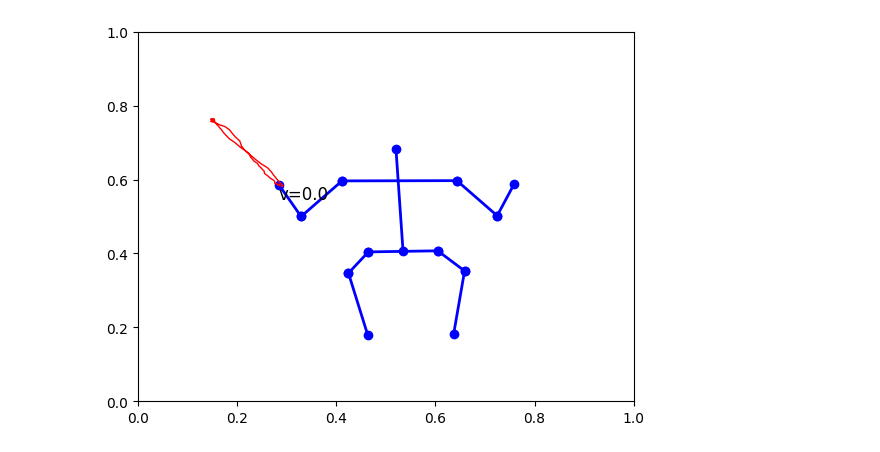
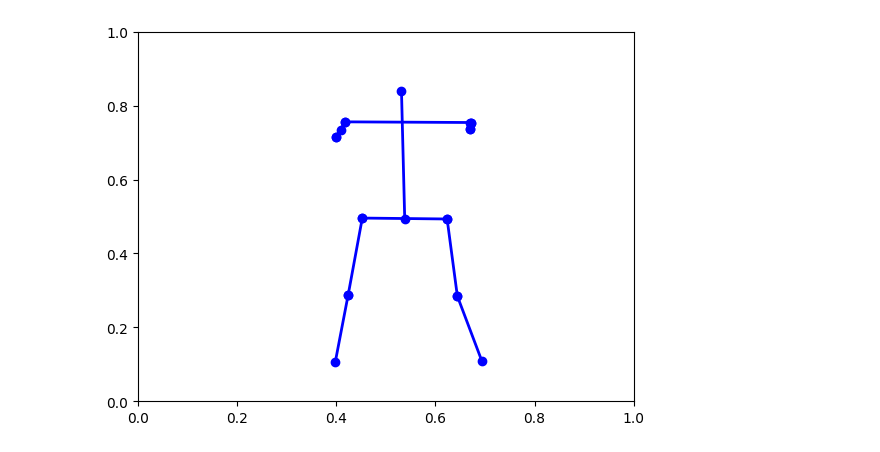
Before and after one commit to jeremayaa/Human_movement_analysis, a Jupyter notebook: Golden_repetition_visualization.ipynb, the cells around one changed output. Saved outputs shown, nothing was run; the diff lists cells and outputs as text; code cells hidden in the pictures.

Commit message:
Test visualization of other goldent reps

```diff
--- a/Golden_repetition_visualization.ipynb
+++ b/Golden_repetition_visualization.ipynb
@@ -4,12 +4,29 @@ from matplotlib.animation import FuncAnimation, PillowWriter
 import json
 import numpy as np
 
-json_file = 'Data\Y-W-golden_repetition.json'
+json_file = 'Data\squat_golden_repetition.json'
+# json_file = 'Data\Y-W-golden_repetition.json'
 
 # Load the data
 with open(json_file, 'r') as file:
     data = json.load(file)
 
-for key, value in data.items():
-    print(key, value)
+
+def preproces_golden_video_metadata(data):
+     """Preprocesses golden video metadata by extracting poses with timestamps for visualization."""
+    try:
+        new_list = []
+        for i, frame in enumerate(data['golden_video_metadata']['pose']):
+            new_list.append({'timestamp': i, 'pose': frame})
+
+        data = {}
+        data['golden_rep_poses'] = new_list
+    except:
+        pass
+
+    return data
+
+data = preproces_golden_video_metadata(data)
+
+print(data)
 # %% [output]
@@ -128,7 +139,7 @@ HUMAN_BLUEPRINT.append(('MID_HIP', 'NOSE'))
 # Convert HUMAN_BLUEPRINT to indexes
 connections = [(body_parts[start], body_parts[end]) for start, end in HUMAN_BLUEPRINT]
 
-trace = get_trace('LEFT_WRIST', list_of_positions, body_parts)
+trace = get_trace('MID_HIP', list_of_positions, body_parts)
 x_vel, y_vel = get_velocity(trace)
 # print(x_vel)
 velocity = np.sqrt(x_vel**2 + y_vel**2)
@@ -141,38 +152,38 @@ ax.set_ylim(0, 1)
 lines = [ax.plot([], [], 'bo-', lw=2)[0] for _ in connections]
 trace_line, = ax.plot([], [], 'r-', lw=1)
 velocity_text = ax.text(0.3, 0.7, '', transform=ax.transAxes, color='black', fontsize=12, verticalalignment='top')
 
 
 
 def animate(i):
     """Update the animation with each frame."""
     frame = list_of_positions[i]
     for line, (start, end) in zip(lines, connections):
         x = [frame[start][0], frame[end][0]]
         y = [frame[start][1], frame[end][1]]
         line.set_data(x, y)
 
 
-    if i < len(trace):
-        trace_x = [pos[0] for pos in trace[:i+1]]
-        trace_y = [pos[1] for pos in trace[:i+1]]
-        trace_line.set_data(trace_x, trace_y)
+    # if i < len(trace):
+    #     trace_x = [pos[0] for pos in trace[:i+1]]
+    #     trace_y = [pos[1] for pos in trace[:i+1]]
+    #     trace_line.set_data(trace_x, trace_y)
 
-    current_velocity = velocity[i]
-    velocity_text.set_text(f'v={round(current_velocity, 3)}')
-    velocity_text.set_position((trace_x[-1], trace_y[-1]))
+    # current_velocity = velocity[i]
+    # velocity_text.set_text(f'v={round(current_velocity, 3)}')
+    # velocity_text.set_position((trace_x[-1], trace_y[-1]))
 
     # print(velocity)
     return lines + [trace_line]
 
     # return lines
 
 # Create animation
 ani = FuncAnimation(fig, animate, frames=len(list_of_positions), interval=100, blit=True)
 
 gif_path = 'Animations/'+json_file[5:-5] + '_animation.gif'
 ani.save(gif_path, writer=PillowWriter(fps=30))
 
 plt.show()
 # %% [output]
-[figure, old version]
+[figure, new version]
```
Also changed, not shown: parts of 2 cells of this notebook, 17 other files.
